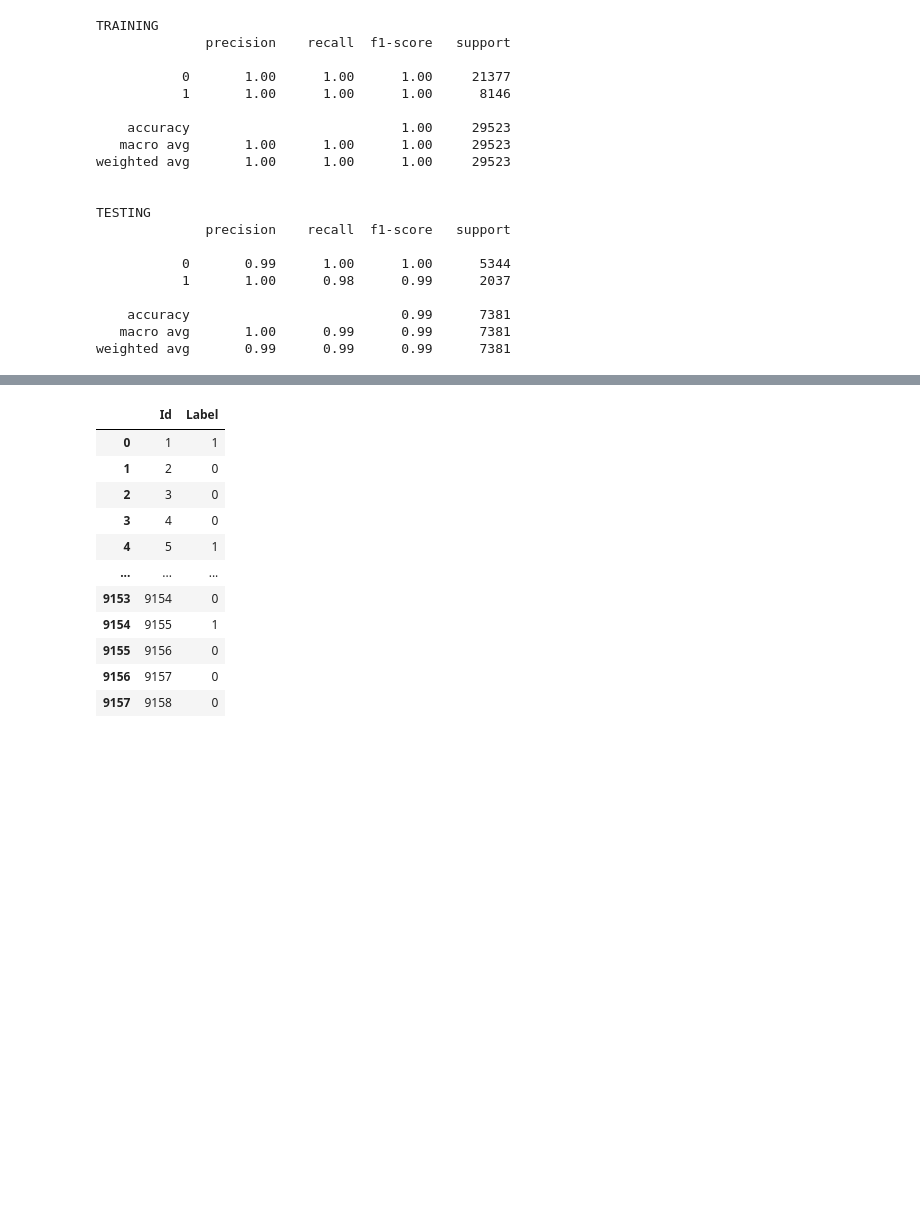
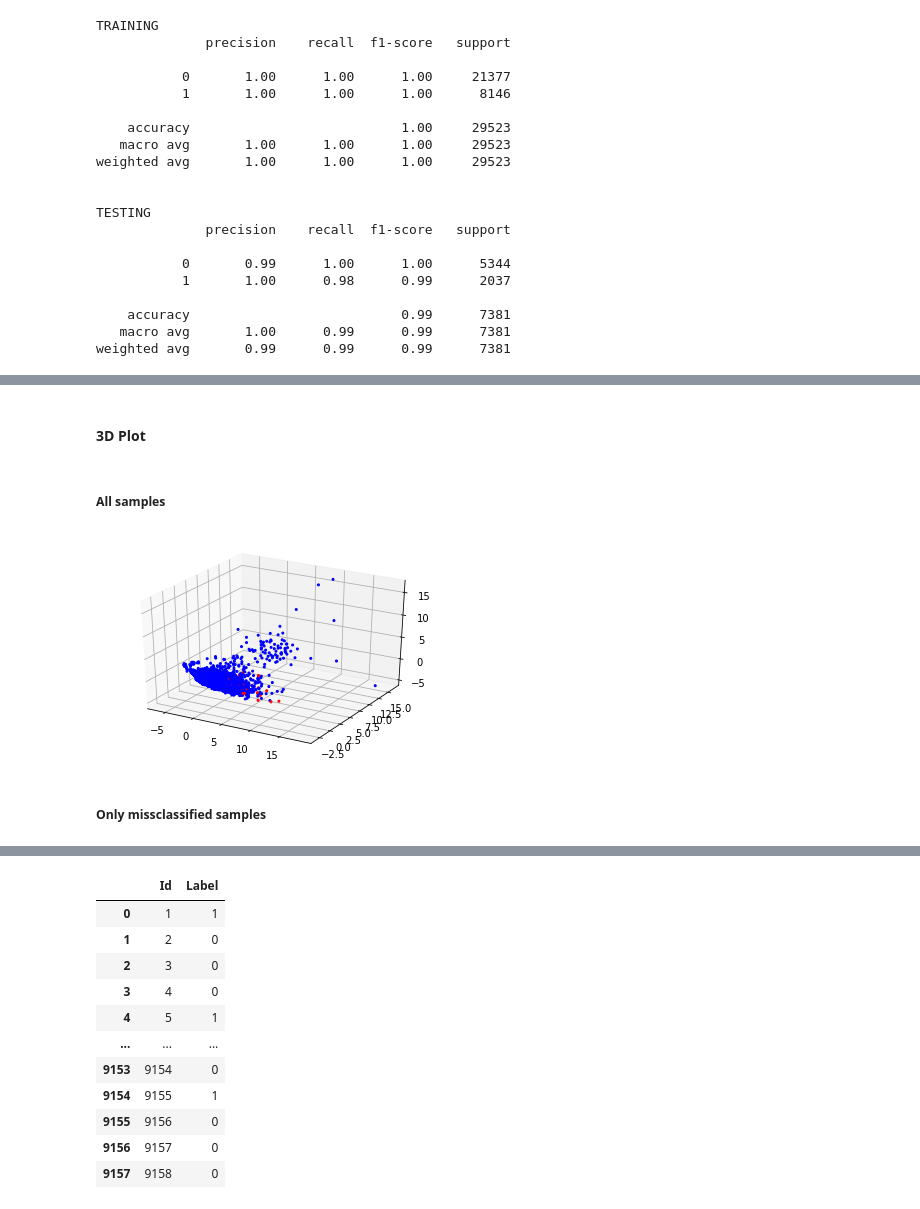
Before and after one commit to sergio-gimenez/anomaly-4G-detection, a Jupyter notebook: MLEARN_Competition_GimenezCastell.ipynb, the cells around one changed output, grey strips where cells are left out. Drawn from its saved outputs; the diff is of its cells as text; code cells hidden in the pictures; blank space fills up the shorter version.

Commit message:
Added code for generate table for missclasified samples + PCA representation

```diff
--- a/MLEARN_Competition_GimenezCastell.ipynb
+++ b/MLEARN_Competition_GimenezCastell.ipynb
@@ -228,0 +215,20 @@ test confusion matrix:
+# %%
+from tabulate import tabulate
+X_miss= []
+y_miss = [] # Valor de las muestras mal clasificadas
+y_miss_global = [] # Índice de las muestras mal clasificadas
+for input, prediction, label in zip(X_validation, pred_val, y_validation):
+  if prediction != label:
+    X_miss.append(input.tolist())
+    y_miss.append(label)
+    #print(input, 'has been classified as ', prediction, 'and should be ', label, '\n')
+    y_miss_global.append('miss')
+  else:
+    y_miss_global.append('hit')
+
+#table = tabulate(X_miss, headers=['Time','CellName','PRBUsageUL','PRBUsageDL','meanThr_DL','meanThr_UL','maxThr_DL','maxThr_UL','meanUE_DL','meanUE_UL','maxUE_DL','maxUE_UL','maxUE_UL+DL'], tablefmt="fancy_grid")
+#print(table)
+
+miss_dataframe = pd.DataFrame(X_miss, columns=['Time','CellName','PRBUsageUL','PRBUsageDL','meanThr_DL','meanThr_UL','maxThr_DL','maxThr_UL','meanUE_DL','meanUE_UL','maxUE_DL','maxUE_UL','maxUE_UL+DL'])
+miss_dataframe.to_csv('missclassifications.csv', index=True)
+print(miss_dataframe)
@@ -228,0 +239,20 @@ test confusion matrix:
+# %% [markdown]
+#### 3D Plot
+# %% [markdown]
+##### All samples
+# %%
+colors=['blue' if l=='hit' else 'red' for l in y_miss_global]
+# %%
+pca = PCA(n_components=3)  # Reduce to k=3 dimensions
+scaler = StandardScaler()
+X_valdiation_norm = scaler.fit_transform(X_validation)
+X_validation_reduce = pca.fit_transform(X_valdiation_norm)
+# %%
+fig = plt.figure()
+ax = fig.add_subplot(111, projection='3d')
+ax.scatter(X_validation_reduce[:,0], X_validation_reduce[:, 1], X_validation_reduce[:, 2], s=4, alpha=1,color=colors)
+plt.show()
+# %% [output]
+[figure, added]
+# %% [markdown]
+##### Only missclassified samples
```
Also changed, not shown: parts of 21 cells of this notebook.
